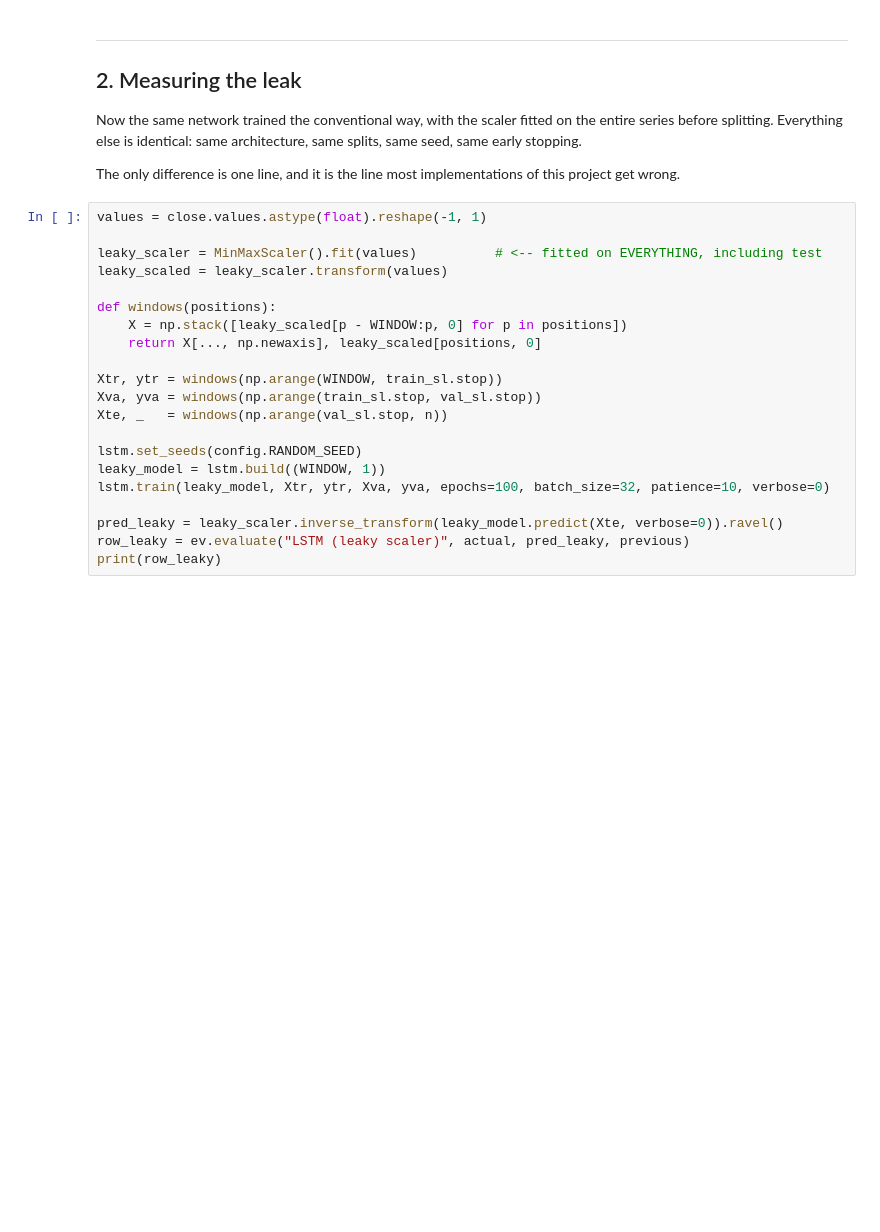
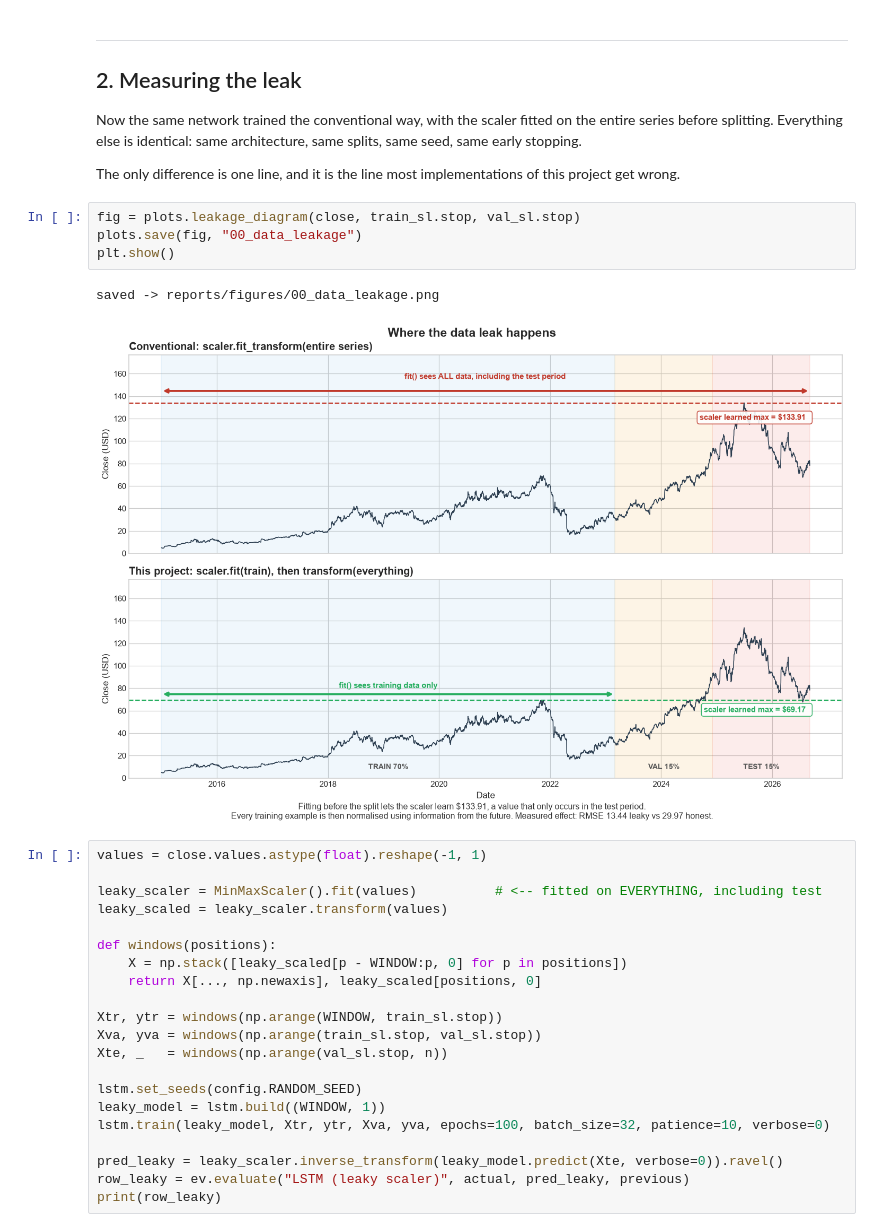
Before and after one commit to matthewpeters-extended/netflix-stock-forecasting, a Jupyter notebook: notebooks/05_lstm.ipynb, the cells around one changed output. Drawn from its saved outputs; the diff is of its cells as text; blank space fills up the shorter version.

Commit message:
Add data leakage diagram, wire into README and notebook 05

```diff
--- a/notebooks/05_lstm.ipynb
+++ b/notebooks/05_lstm.ipynb
@@ -182,6 +182,13 @@ early stopping.
 
 The only difference is one line, and it is the line most implementations of this project get
 wrong.
+# %%
+fig = plots.leakage_diagram(close, train_sl.stop, val_sl.stop)
+plots.save(fig, "00_data_leakage")
+plt.show()
+# %% [output]
+saved -> reports/figures/00_data_leakage.png
+[figure, added]
 # %%
 values = close.values.astype(float).reshape(-1, 1)
 
```
Also changed, not shown: 3 other files.
